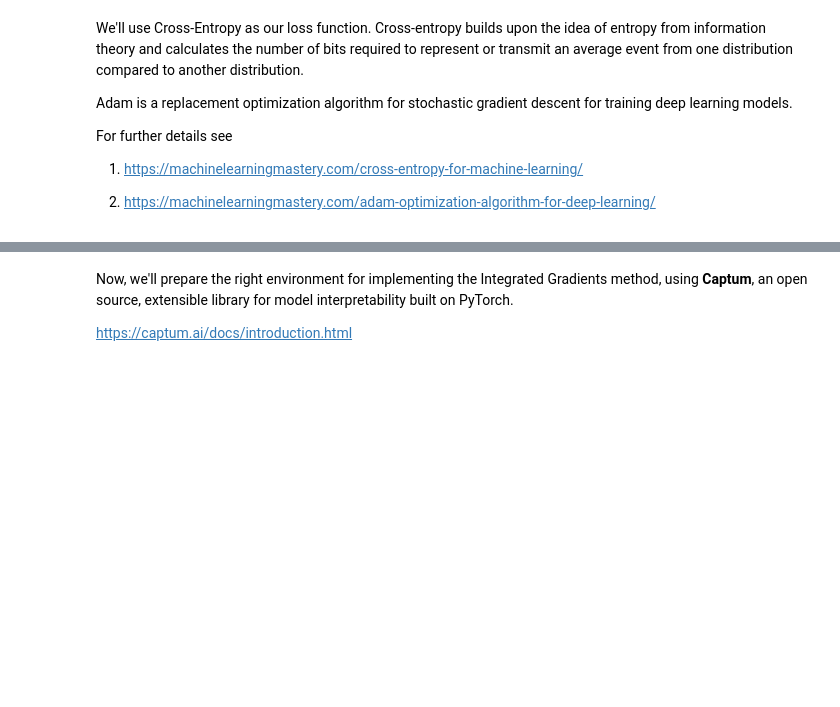
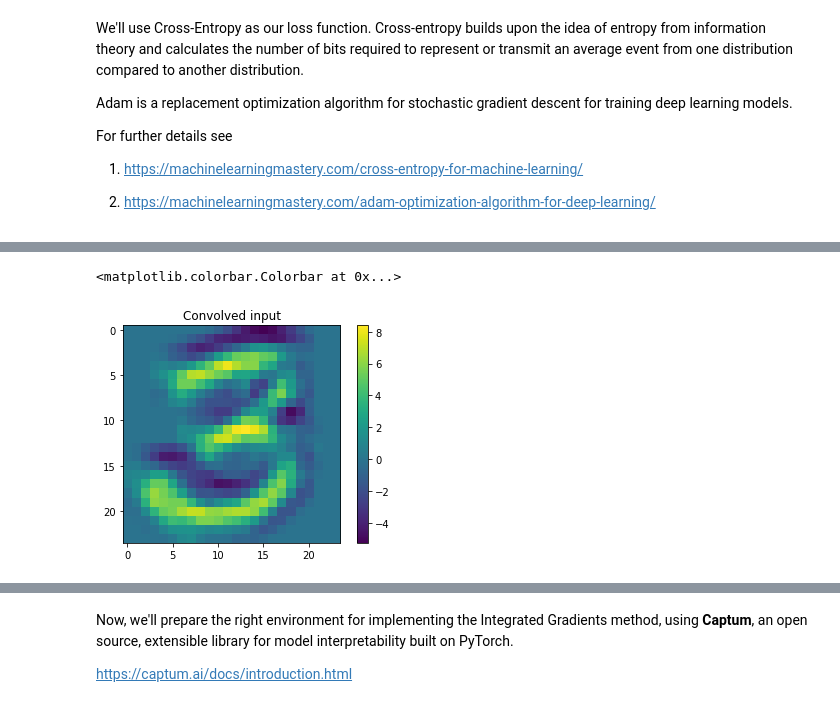
Before and after one commit to mathysgrapotte/deepexplain, a Jupyter notebook: explainable_tutorial.ipynb, the cells around one changed output, grey strips where cells are left out. Saved outputs shown, nothing was run; the diff lists cells and outputs as text; code cells hidden in the pictures; blank space fills up the shorter version.

```diff
--- a/explainable_tutorial.ipynb
+++ b/explainable_tutorial.ipynb
@@ -258,0 +271,10 @@ Label of this image: 0
+# %%
+# Here we retrieve the output of the convolution layer from the input
+out_conv = net.conv1(input1).reshape(24,24).detach().numpy()
+# %%
+plt.title("Convolved input")
+plt.imshow(out_conv)
+plt.colorbar()
+# %% [output]
+<matplotlib.colorbar.Colorbar at 0x...>
+[figure, added]
```
Also changed, not shown: parts of 35 cells of this notebook, 1 other file.
